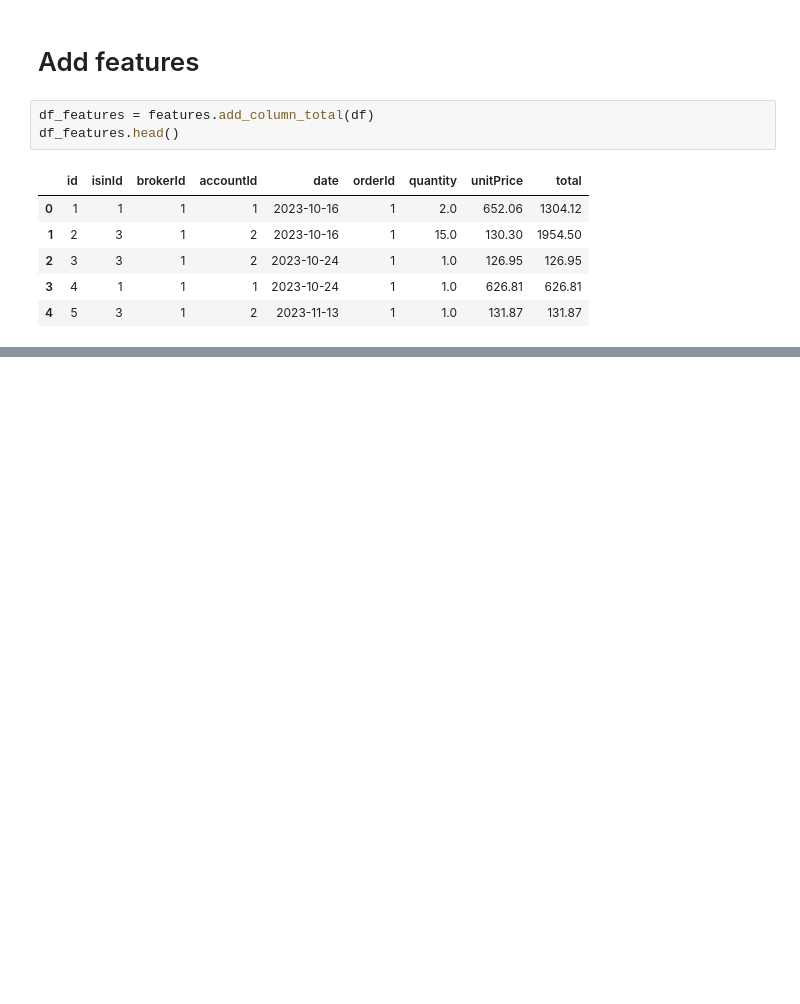
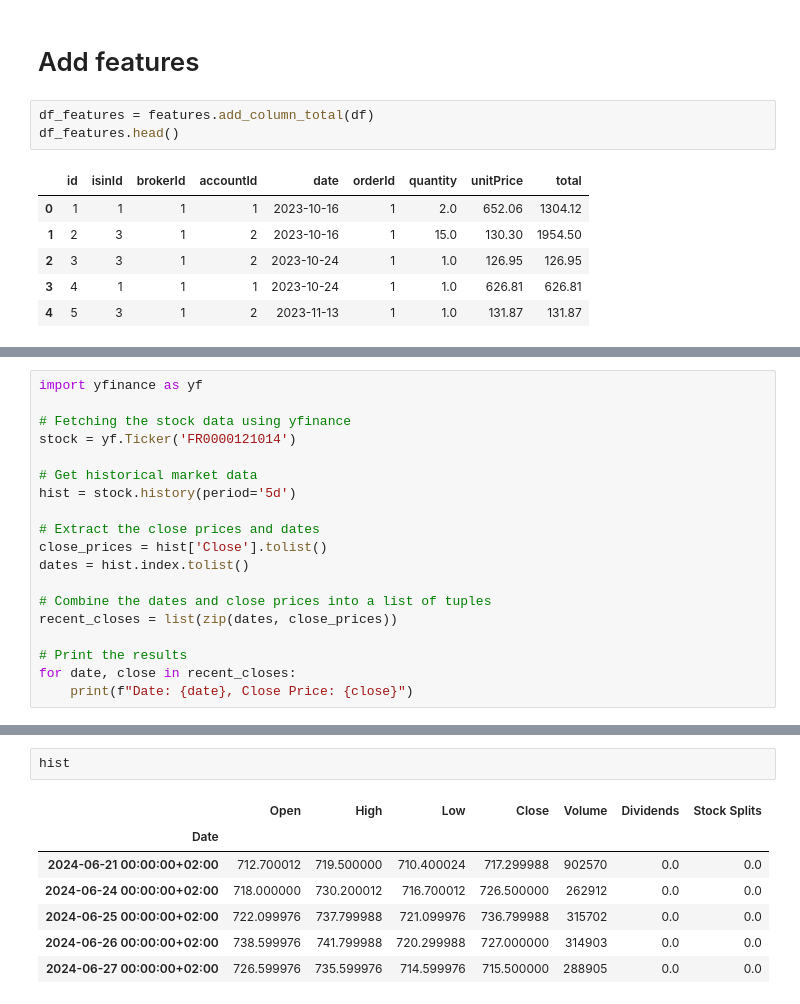
Before and after one commit to ahmedaao/dashboard-listing-securities, a Jupyter notebook: notebooks/1.0-initial-data-exploration.ipynb, the cells around one changed output, grey strips where cells are left out. Drawn from its saved outputs; the diff is of its cells as text; blank space fills up the shorter version.

```diff
--- a/notebooks/1.0-initial-data-exploration.ipynb
+++ b/notebooks/1.0-initial-data-exploration.ipynb
@@ -130,0 +150,19 @@ print(all_tables)
+# %%
+import yfinance as yf
+
+# Fetching the stock data using yfinance
+stock = yf.Ticker('FR0000121014')
+
+# Get historical market data
+hist = stock.history(period='5d')
+
+# Extract the close prices and dates
+close_prices = hist['Close'].tolist()
+dates = hist.index.tolist()
+
+# Combine the dates and close prices into a list of tuples
+recent_closes = list(zip(dates, close_prices))
+
+# Print the results
+for date, close in recent_closes:
+    print(f"Date: {date}, Close Price: {close}")
@@ -130,0 +175,10 @@ print(all_tables)
+# %%
+hist
+# %% [output]
+|  | Open | High | Low | Close | Volume | Dividends | Stock Splits |
+| Date |  |  |  |  |  |  |  |
+| 2024-06-21 00:00:00+02:00 | 712.700012 | 719.500000 | 710.400024 | 717.299988 | 902570 | 0.0 | 0.0 |
+| 2024-06-24 00:00:00+02:00 | 718.000000 | 730.200012 | 716.700012 | 726.500000 | 262912 | 0.0 | 0.0 |
+| 2024-06-25 00:00:00+02:00 | 722.099976 | 737.799988 | 721.099976 | 736.799988 | 315702 | 0.0 | 0.0 |
+| 2024-06-26 00:00:00+02:00 | 738.599976 | 741.799988 | 720.299988 | 727.000000 | 314903 | 0.0 | 0.0 |
+| 2024-06-27 00:00:00+02:00 | 726.599976 | 735.599976 | 714.599976 | 715.500000 | 288905 | 0.0 | 0.0 |
```
Also changed, not shown: parts of 19 cells of this notebook, 13 other files.
